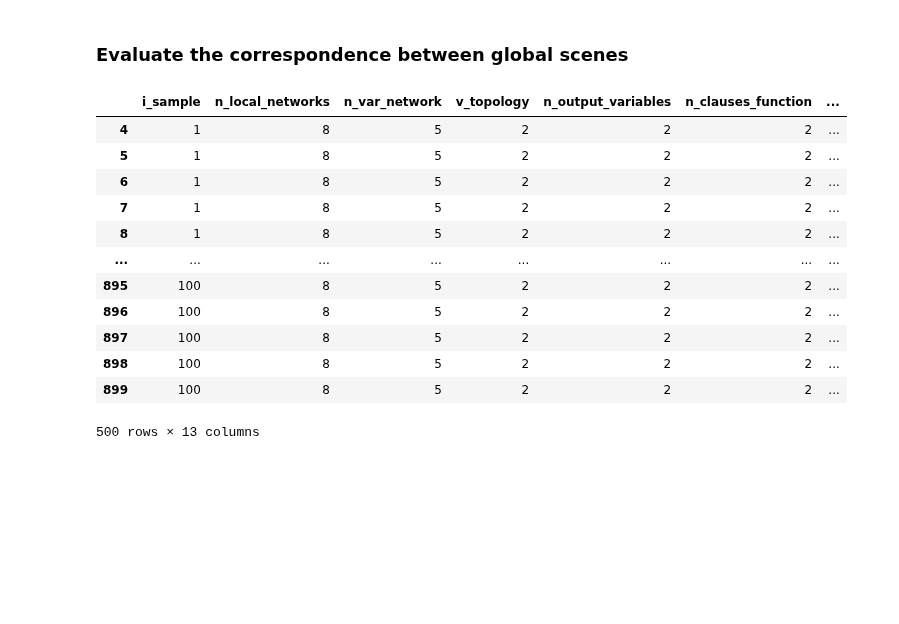
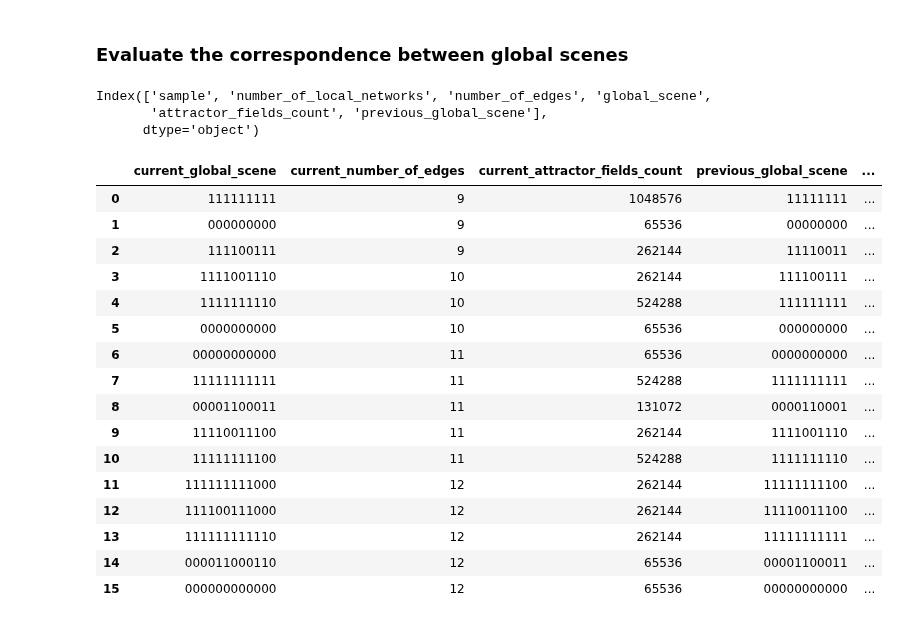
Before and after one commit to crptcusco/cbnetwork, a Jupyter notebook: experiments/7_aleatory_template_coupling_signals/exp7_3_evaluate_equivalence.ipynb, the cells around one changed output. Cells and saved outputs as stored; diff of their text form; code cells hidden in the pictures; blank space fills up the shorter version.

```diff
--- a/experiments/7_aleatory_template_coupling_signals/exp7_3_evaluate_equivalence.ipynb
+++ b/experiments/7_aleatory_template_coupling_signals/exp7_3_evaluate_equivalence.ipynb
@@ -14,6 +14,7 @@ exp_path = "outputs/exp7_data_7_8_100/"
 indicators_file = exp_path + 'data.csv'
 
 df = pd.read_csv(indicators_file)
+df['n_edges'] = df['n_edges'].astype(int)
 print("Indicators Loaded")
 df.keys()
 # %% [output]
@@ -175,17 +205,68 @@ plt.show()
 # %% [markdown]
 ### Evaluate the correspondence between global scenes
+# %%
+df_resume.keys()
+# %% [output]
+Index(['sample', 'number_of_local_networks', 'number_of_edges', 'global_scene',
+       'attractor_fields_count', 'previous_global_scene'],
+      dtype='object')
 # %%
+import pandas as pd
+import pandas as pd
+
+# Suponiendo que df_resume ya está cargado en tu entorno
+# Primero, ordena el DataFrame por 'number_of_edges' para asegurar el orden correcto
+df_resume_sorted = df_resume.sort_values(by='number_of_edges')
+
+# Creamos un DataFrame para almacenar los resultados
+results = []
+
+# Recorremos cada fila del DataFrame ordenado
+for index, row in df_resume_sorted.iterrows():
+    current_global_scene = row['global_scene']
+    previous_global_scene = row['previous_global_scene']
+
+    # Encontramos la fila correspondiente al global_scene anterior
+    previous_row = df_resume_sorted[(df_resume_sorted['global_scene'] == previous_global_scene) &
+                                    (df_resume_sorted['number_of_edges'] < row['number_of_edges'])]
+
+    if not previous_row.empty:
+        previous_row = previous_row.iloc[0]
+
+        # Recogemos los valores necesarios
+        result = {
+            'current_global_scene': current_global_scene,
+            'current_number_of_edges': row['number_of_edges'],
+            'current_attractor_fields_count': row['attractor_fields_count'],
+            'previous_global_scene': previous_global_scene,
+            'previous_number_of_edges': previous_row['number_of_edges'],
+            'previous_attractor_fields_count': previous_row['attractor_fields_count']
+        }
+
+        results.append(result)
+
+# Convertimos los resultados a un DataFrame
+results_df = pd.DataFrame(results)
+
+# Filtramos para asegurarnos de que el número de aristas actuales sea siempre mayor que el previo
+results_df = results_df[results_df['current_number_of_edges'] > results_df['previous_number_of_edges']]
+
+results_df
 # %% [output]
-|  | i_sample | n_local_networks | n_var_network | v_topology | n_output_variables | n_clauses_function | ... |
-| 4 | 1 | 8 | 5 | 2 | 2 | 2 | ... |
-| 5 | 1 | 8 | 5 | 2 | 2 | 2 | ... |
-| 6 | 1 | 8 | 5 | 2 | 2 | 2 | ... |
-| 7 | 1 | 8 | 5 | 2 | 2 | 2 | ... |
-| 8 | 1 | 8 | 5 | 2 | 2 | 2 | ... |
-| ... | ... | ... | ... | ... | ... | ... | ... |
-| 895 | 100 | 8 | 5 | 2 | 2 | 2 | ... |
-| 896 | 100 | 8 | 5 | 2 | 2 | 2 | ... |
-| 897 | 100 | 8 | 5 | 2 | 2 | 2 | ... |
-| 898 | 100 | 8 | 5 | 2 | 2 | 2 | ... |
-| 899 | 100 | 8 | 5 | 2 | 2 | 2 | ... |
+|  | current_global_scene | current_number_of_edges | current_attractor_fields_count | previous_global_scene | ... |
+| 0 | 111111111 | 9 | 1048576 | 11111111 | ... |
+| 1 | 000000000 | 9 | 65536 | 00000000 | ... |
+| 2 | 111100111 | 9 | 262144 | 11110011 | ... |
+| 3 | 1111001110 | 10 | 262144 | 111100111 | ... |
+| 4 | 1111111110 | 10 | 524288 | 111111111 | ... |
+| 5 | 0000000000 | 10 | 65536 | 000000000 | ... |
+| 6 | 00000000000 | 11 | 65536 | 0000000000 | ... |
+| 7 | 11111111111 | 11 | 524288 | 1111111111 | ... |
+| 8 | 00001100011 | 11 | 131072 | 0000110001 | ... |
+| 9 | 11110011100 | 11 | 262144 | 1111001110 | ... |
+| 10 | 11111111100 | 11 | 524288 | 1111111110 | ... |
+| 11 | 111111111000 | 12 | 262144 | 11111111100 | ... |
+| 12 | 111100111000 | 12 | 262144 | 11110011100 | ... |
+| 13 | 111111111110 | 12 | 262144 | 11111111111 | ... |
+| 14 | 000011000110 | 12 | 65536 | 00001100011 | ... |
+| 15 | 000000000000 | 12 | 65536 | 00000000000 | ... |
-500 rows × 13 columns
```
Also changed, not shown: parts of 5 cells of this notebook.
